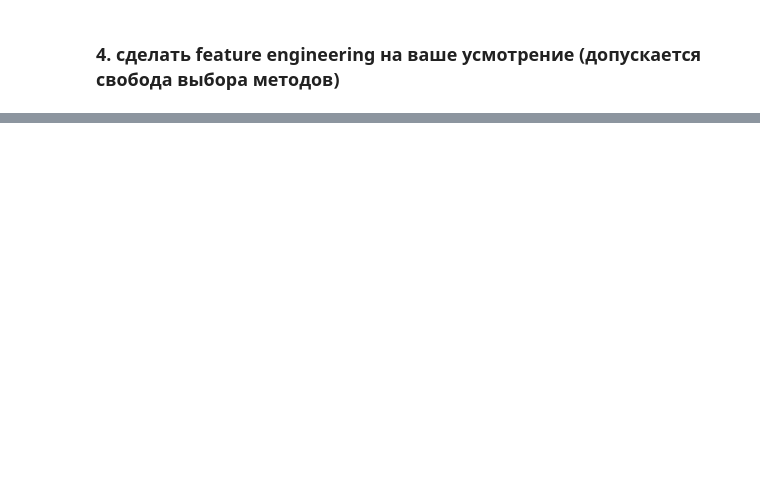
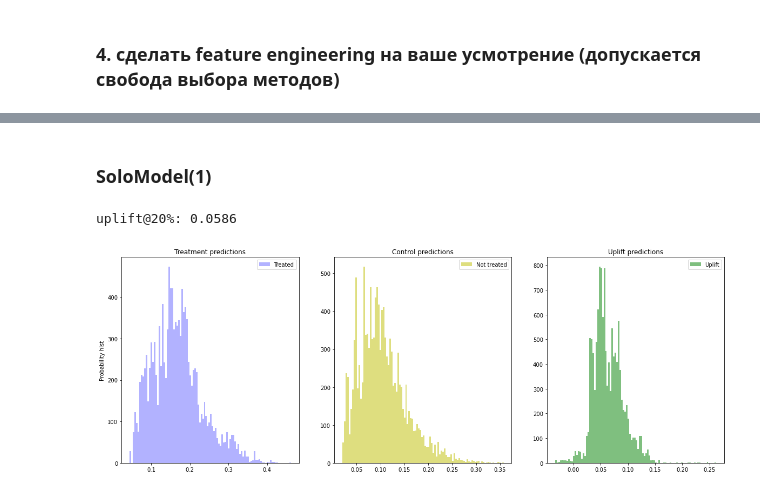
Before and after one commit to OlegRev/ML_in_business, a Jupyter notebook: HW4.ipynb, the cells around one changed output, grey strips where cells are left out. Drawn from its saved outputs; the diff is of its cells as text; code cells hidden in the pictures; blank space fills up the shorter version.

```diff
--- a/HW4.ipynb
+++ b/HW4.ipynb
@@ -458,0 +481,34 @@ plot_uplift_preds(trmnt_preds=tm.trmnt_preds_, ctrl_preds=tm.ctrl_preds_);
+# %%
+X = df_base.drop(['target','uplift_seg_class'], axis=1)
+y = df_base.target
+
+
+X_train, X_test, y_train, y_test = train_test_split(X, y, test_size=0.2, random_state=21)
+
+treat_train = X_train.treatment
+X_train = X_train.drop(['treatment'], axis=1)
+
+treat_test  =  X_test.treatment
+X_test = X_test.drop(['treatment'], axis=1)
+# %% [markdown]
+### SoloModel(1)
+# %%
+sm = SoloModel(CatBoostClassifier(iterations=20, thread_count=2, random_state=21, silent=True))
+sm = sm.fit(X_train, y_train, treat_train, estimator_fit_params={'cat_features': cat_features})
+
+uplift_sm = sm.predict(X_test)
+
+sm_score = uplift_at_k(y_true=y_test, uplift=uplift_sm, treatment=treat_test, strategy='by_group', k=0.3)
+print(f'uplift@20%: {sm_score:.4f}')
+models_results['uplift@20%'].append(sm_score)
+
+# Получим условные вероятности выполнения целевого действия при взаимодействии для каждого объекта
+sm_trmnt_preds = sm.trmnt_preds_
+# И условные вероятности выполнения целевого действия без взаимодействия для каждого объекта
+sm_ctrl_preds = sm.ctrl_preds_
+
+# Отрисуем распределения вероятностей и их разность (uplift)
+plot_uplift_preds(trmnt_preds=sm_trmnt_preds, ctrl_preds=sm_ctrl_preds);
+# %% [output]
+uplift@20%: 0.0586
+[figure, added]
```
Also changed, not shown: parts of 84 cells of this notebook.
